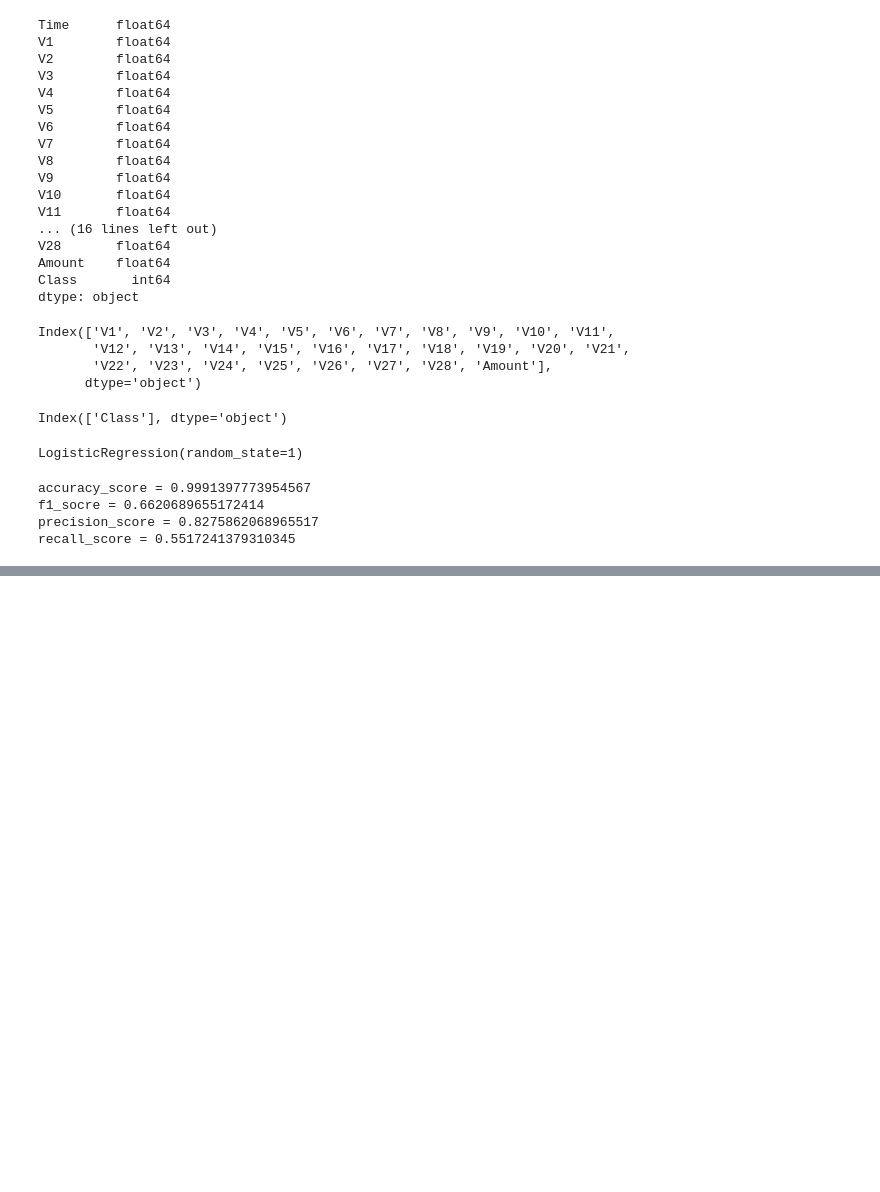
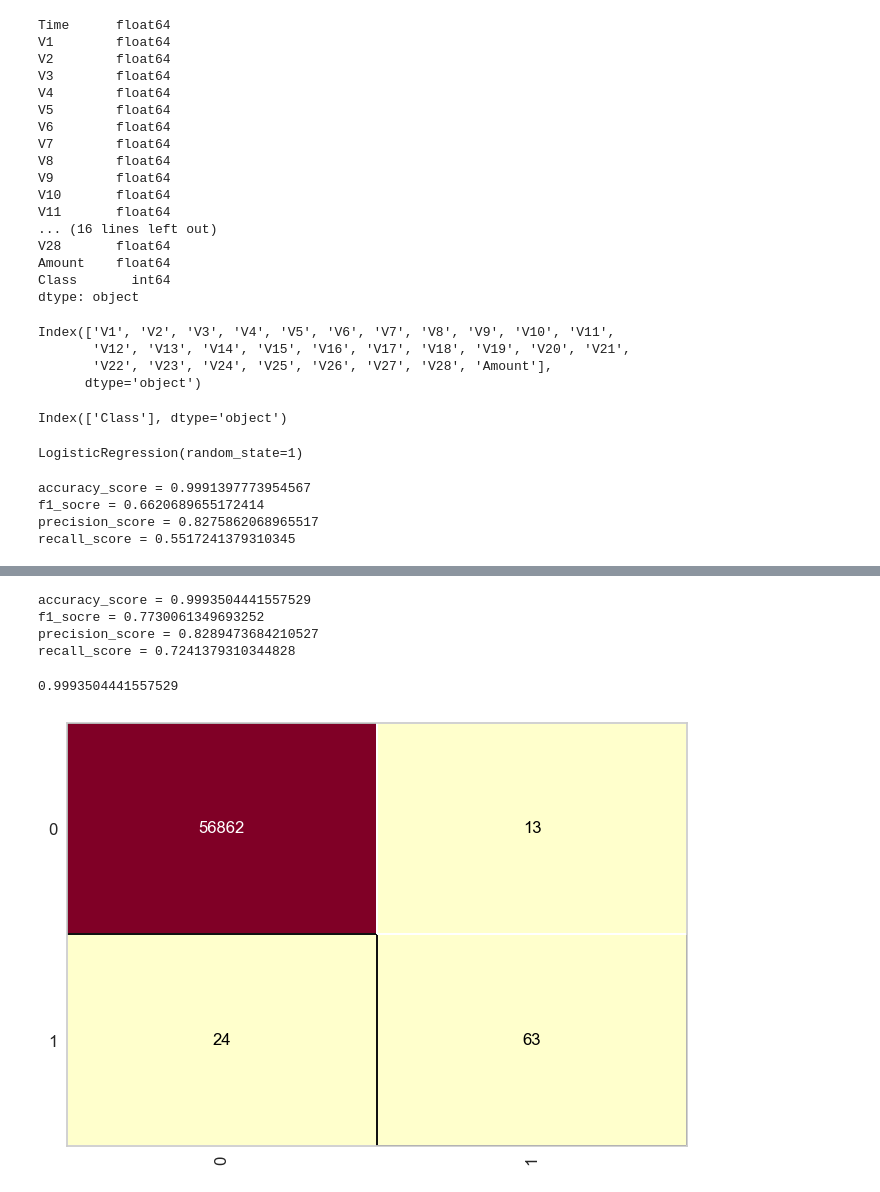
Before and after one commit to jgarciabraga/fraud_detection, a Jupyter notebook: data_analysis.ipynb, the cells around one changed output, grey strips where cells are left out. Saved outputs shown, nothing was run; the diff lists cells and outputs as text; code cells hidden in the pictures; blank space fills up the shorter version.

```diff
--- a/data_analysis.ipynb
+++ b/data_analysis.ipynb
@@ -92,0 +97,3 @@ AttributeError: module 'sklearn' has no attribute 'exceptions'
+# %%
+model_mlp = MLPClassifier(max_iter=1500, tol=0.00001, verbose=True, hidden_layer_sizes=(25,25), solver='adam', activation='logistic', random_state=1)
+model_mlp.fit(train_input, train_output)
@@ -92,0 +122,17 @@ AttributeError: module 'sklearn' has no attribute 'exceptions'
+# %%
+print(f'accuracy_score = {accuracy_score(test_output, prediction_over_test)}')
+print(f'f1_socre = {f1_score(test_output, prediction_over_test)}')
+print(f'precision_score = {precision_score(test_output, prediction_over_test)}')
+print(f'recall_score = {recall_score(test_output, prediction_over_test)}')
+# %% [output]
+accuracy_score = 0.9993504441557529
+f1_socre = 0.7730061349693252
+precision_score = 0.8289473684210527
+recall_score = 0.7241379310344828
+# %%
+cm = ConfusionMatrix(model_mlp)
+cm.fit(train_input, train_output)
+cm.score(test_input, test_output)
+# %% [output]
+0.9993504441557529
+[figure, added]
```
Also changed, not shown: parts of 8 cells of this notebook, 10 other files.
